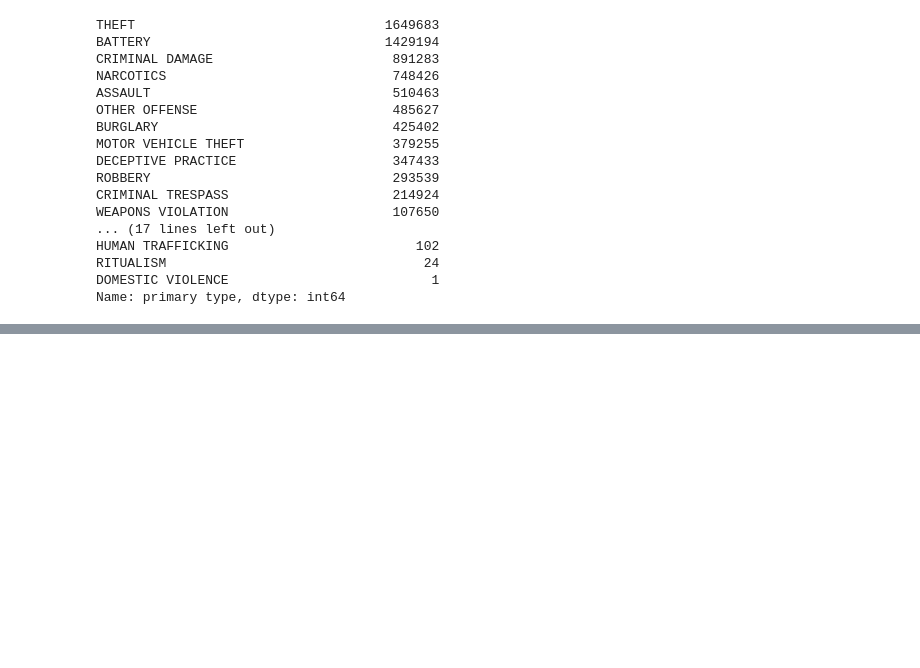
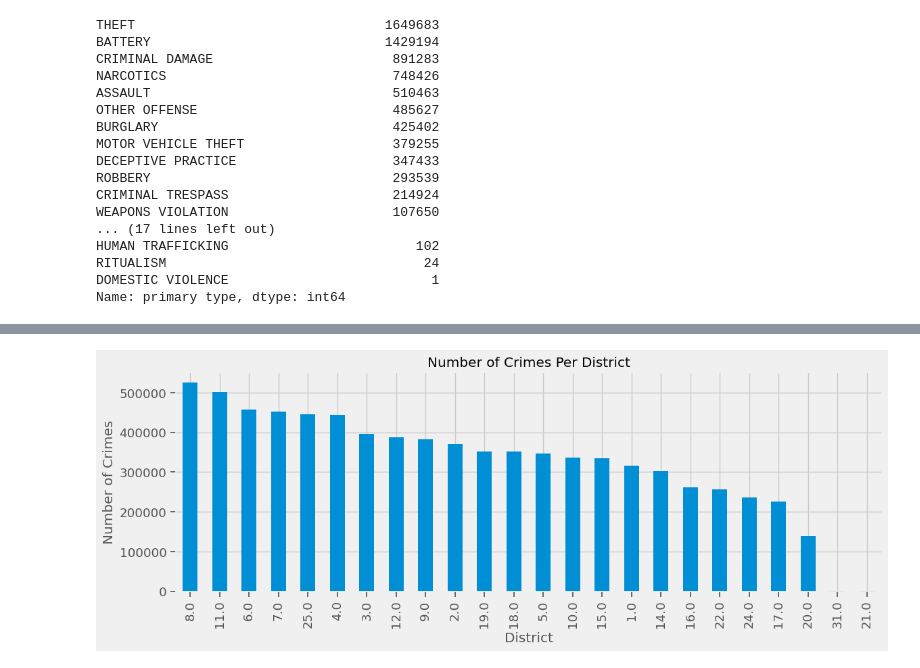
Before and after one commit to kevinbrnett/Time-Series-Analysis-of-Crime-Data, a Jupyter notebook: Time Series Crime Data Project -- Part 1.ipynb, the cells around one changed output, grey strips where cells are left out. Cells and saved outputs as stored; diff of their text form; code cells hidden in the pictures; blank space fills up the shorter version.

Commit message:
analyzed crimes over the years

```diff
--- a/Time Series Crime Data Project -- Part 1.ipynb
+++ b/Time Series Crime Data Project -- Part 1.ipynb
@@ -4,10 +4,15 @@
 import os, glob
 
 import pandas as pd
+import numpy as np
 import matplotlib.pyplot as plt
 import seaborn as sns
 
-pd.set_option('display.max_rows', None)
+plt.style.use(('ggplot','fivethirtyeight'))
+sns.set_context('notebook', font_scale=1.2)
+plt.rcParams['figure.figsize'] = (12,4)
+plt.rcParams['savefig.transparent'] = False
+plt.rcParams['savefig.bbox'] = 'tight'
 # %% [markdown]
 ## Load Data
 # %%
@@ -75,6 +80,9 @@ df.head()
 # %%
 # Create copy of original dataframe
 df_ts = df.copy()
+# %%
+# Add 'total incident' column
+df_ts['total incident'] = 1
 # %%
 # Convert 'date' column to datetime dtype
 df_ts['date'] = pd.to_datetime(df['date']).dt.time
@@ -264,0 +326,7 @@ df_ts.rename(columns={'description':'crime description'})
+# %%
+df_ts.district.value_counts().plot(kind='bar')
+plt.title('Number of Crimes Per District')
+plt.ylabel('Number of Crimes')
+plt.xlabel('District');
+# %% [output]
+[figure, added]
```
Also changed, not shown: parts of 19 cells of this notebook.
